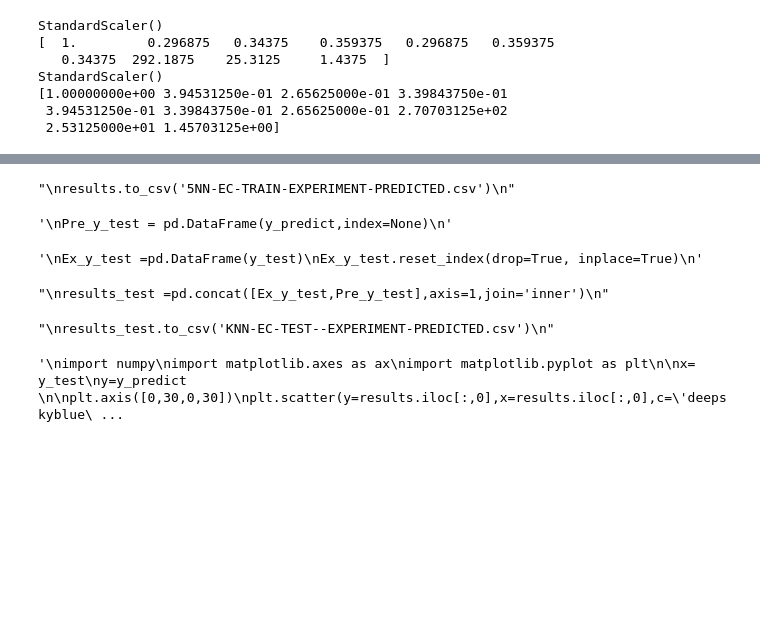
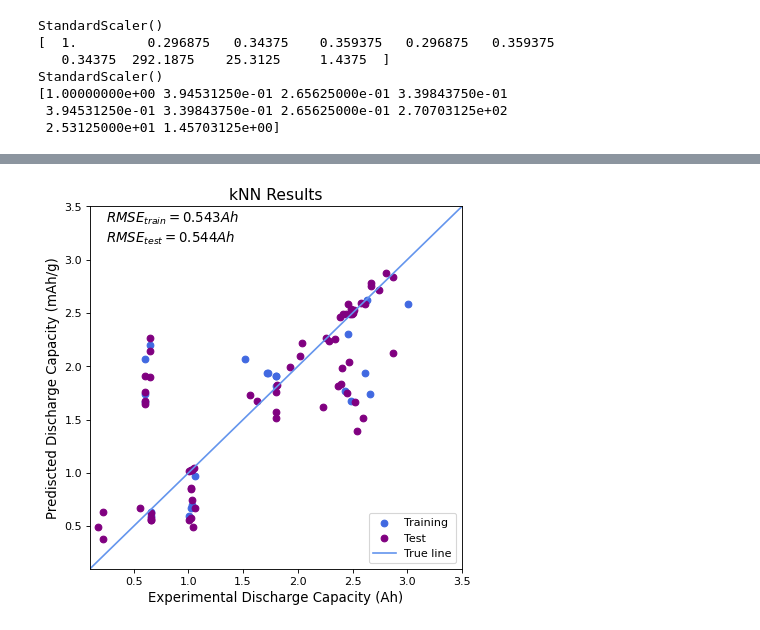
Before and after one commit to SZ-Jasper/SELEC, a Jupyter notebook: supplementary/KNN_Regression.ipynb, the cells around one changed output, grey strips where cells are left out. Drawn from its saved outputs; the diff is of its cells as text; code cells hidden in the pictures; blank space fills up the shorter version.

Commit message:
MLM plots

```diff
--- a/supplementary/KNN_Regression.ipynb
+++ b/supplementary/KNN_Regression.ipynb
@@ -30,13 +31,17 @@ from sklearn.preprocessing import LabelEncoder, OneHotEncoder
 from sklearn.metrics import mean_squared_error
 # %%
 #One hot encoding (alphebetical order)
+
+
 ohe = OneHotEncoder()
 ACE = df_battery.loc[:,['anode','cathode','electrolyte']]
 ACE = ohe.fit_transform(ACE)
 ACE = pd.DataFrame(ACE.toarray())
 
+#new = ohe.fit(X_set)
+
 ACE_col_name = ['A1','C1','C2','C3','E1','E2','E3']
 for i in range(len(ACE.columns)):
     ACE = ACE.rename({ACE.columns[i]: ACE_col_name[i]}, axis=1)
 
-df_battery = pd.concat([ACE, df_battery],axis=1)
+df_enbattery = pd.concat([ACE, df_battery],axis=1)
@@ -146,7 +177,7 @@ AttributeError: 'RandomizedSearchCV' object has no attribute 'best_params_'
 #Train-error
 np.random.seed(66)
 
-KNN_model_train =KNeighborsRegressor(n_neighbors=10)
+KNN_model_train =KNeighborsRegressor(n_neighbors=12, algorithm = 'auto', weights = 'uniform')
 
 train_results =[]
 train_results_name =['Experimental','Predicted ','RMSE']
@@ -160,9 +191,6 @@ for train_index, test_index in kf.split(X_train):
     KNN_model_train.fit(X_training,y_training)
     y_train_predicted = KNN_model_train.predict(X_validate)
     number_validate =X_validate.shape[0]
-    #squared_deviations=(y_train_predicted-y_validate)**2
-    #RMSE=math.sqrt(squared_deviations.sum()/number_validate)
-    #RMSE = math.sqrt(stcs.mean((y_train_predicted-y_validate)**2))
     mse = mean_squared_error(y_train_predicted, y_validate)
     RMSE = np.sqrt(mse)
     train_results.append([y_validate,y_train_predicted,RMSE])
@@ -172,7 +223,11 @@ np.average(Train_results['RMSE'])
 # %%
 #Test-set Validation
-KNN_model =KNeighborsRegressor(n_neighbors=10)
+KNN_model =KNeighborsRegressor(n_neighbors=7, algorithm = 'auto', weights = 'uniform')
 np.random.seed(66)
 KNN_model.fit(X_train,y_train)
 y_predict=KNN_model.predict(X_test)
 #print(y_predict)
+
+mse = mean_squared_error(y_predict, y_test)
+RMSE = np.sqrt(mse)
+RMSE
@@ -241,58 +236,17 @@ results =pd.concat([Ex,Pred],axis=1,sort=False)
-# %%
-"""
-results.to_csv('5NN-EC-TRAIN-EXPERIMENT-PREDICTED.csv')
-"""
-# %% [output]
-"\nresults.to_csv('5NN-EC-TRAIN-EXPERIMENT-PREDICTED.csv')\n"
-# %%
-"""
-Pre_y_test = pd.DataFrame(y_predict,index=None)
-"""
-# %% [output]
-'\nPre_y_test = pd.DataFrame(y_predict,index=None)\n'
-# %%
-"""
-Ex_y_test =pd.DataFrame(y_test)
-Ex_y_test.reset_index(drop=True, inplace=True)
-"""
-# %% [output]
-'\nEx_y_test =pd.DataFrame(y_test)\nEx_y_test.reset_index(drop=True, inplace=True)\n'
-# %%
-"""
-results_test =pd.concat([Ex_y_test,Pre_y_test],axis=1,join='inner')
-"""
-# %% [output]
-"\nresults_test =pd.concat([Ex_y_test,Pre_y_test],axis=1,join='inner')\n"
-# %%
-"""
-results_test.to_csv('KNN-EC-TEST--EXPERIMENT-PREDICTED.csv')
-"""
-# %% [output]
-"\nresults_test.to_csv('KNN-EC-TEST--EXPERIMENT-PREDICTED.csv')\n"
 # %%
-"""
-import numpy
-import matplotlib.axes as ax
-import matplotlib.pyplot as plt
+figure(figsize=(6, 6), dpi=80)
 
-x= y_test
-y=y_predict
+plt.axis([0.1,3.5,0.1,3.5])
+plt.scatter(x = y_validate, y = y_train_predicted, c='royalblue',label='Training')
+plt.scatter(x = y_test, y = y_predict, c='purple',label='Test')
+plt.plot([0,5],[0,5],label ='True line',c='cornflowerblue')
+plt.legend(loc='lower right')
+plt.title(label='kNN Results', fontsize = 14)
 
-plt.axis([0,30,0,30])
-plt.scatter(y=results.iloc[:,0],x=results.iloc[:,0],c='deepskyblue',label='Training')
-plt.scatter(x,y, c='blue',label='Test')
-plt.plot([50,300],[50,300],label ='True line',c='red')
-plt.legend(loc='lower right')
-#plt.title(label='SVM-EC-Results-Plot')
-
-plt.xlabel(r'Experimental Discharge Capacity (Ah)')
-
-#$50^{th}$ Cycle
-plt.ylabel(r'Prediscted $50^{th}$ Cycle Discharge Capacity (mAh/g)')
-plt.text(60,230,r'$RMSE_{train}=Ah$'+'\n'+r'$RMSE_{test}=Ah$' +"\n"+ '$R^2_{test}=$')
-
+plt.xlabel(r'Experimental Discharge Capacity (Ah)',fontsize = 12)
+plt.ylabel(r'Prediscted Discharge Capacity (mAh/g)',fontsize = 12)
+plt.text(0.25, 3, r'$RMSE_{train}=0.543Ah$'+'\n'+r'$RMSE_{test}=0.544Ah$' +"\n", fontsize = 12)
 plt.savefig('KNN-Predicted-vs-test.png',dpi=600)
 plt.show()
-"""
 # %% [output]
-'\nimport numpy\nimport matplotlib.axes as ax\nimport matplotlib.pyplot as plt\n\nx= y_test\ny=y_predict \n\nplt.axis([0,30,0,30])\nplt.scatter(y=results.iloc[:,0],x=results.iloc[:,0],c=\'deepskyblue\ ...
+[figure, added]
```
Also changed, not shown: parts of 30 cells of this notebook, 1 other file.
